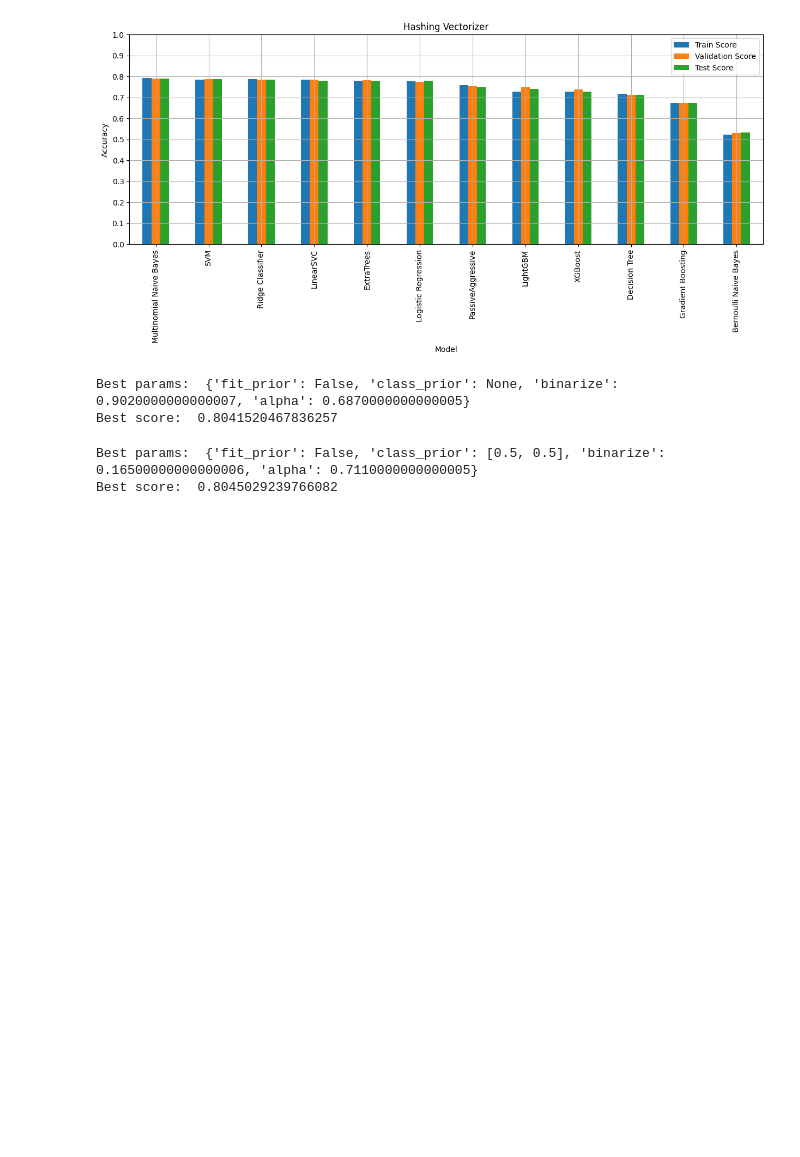
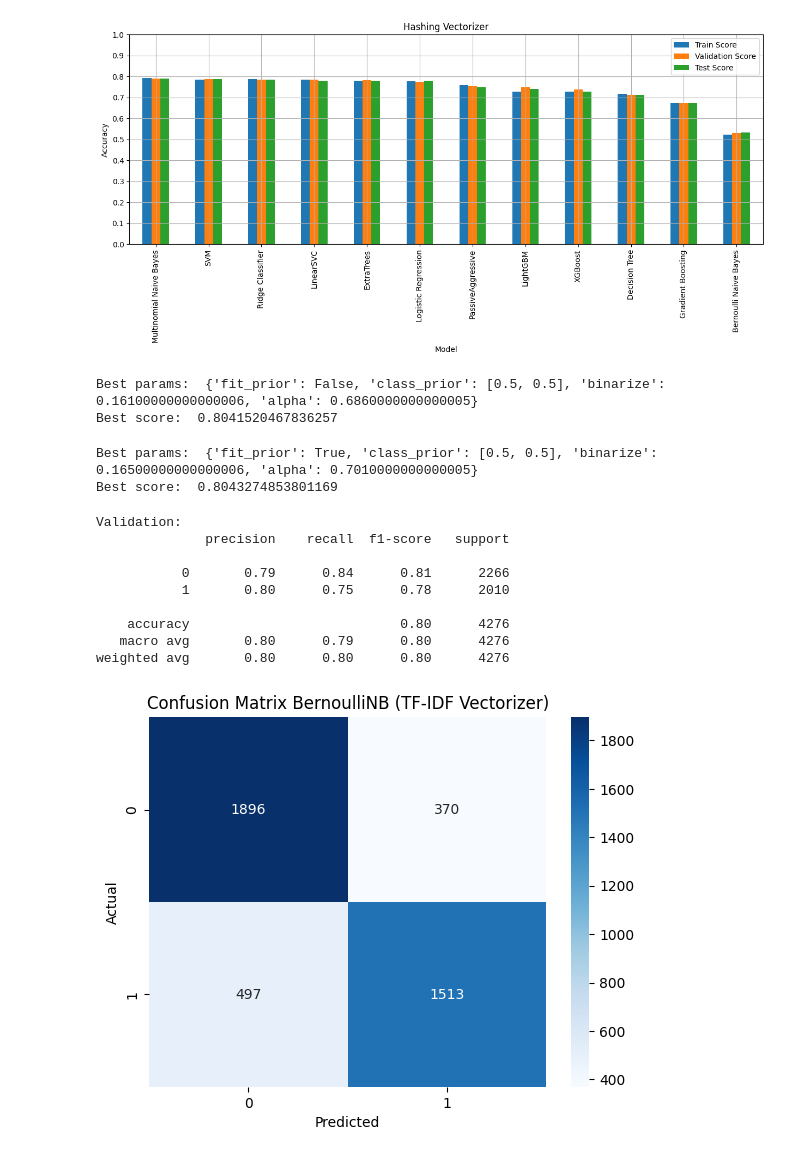
Before and after one commit to LaplaceDBen/Sarcasm_Detection, a Jupyter notebook: Sarcasm_w2v.ipynb, the cells around one changed output. Drawn from its saved outputs; the diff is of its cells as text; code cells hidden in the pictures; blank space fills up the shorter version.

```diff
--- a/Sarcasm_w2v.ipynb
+++ b/Sarcasm_w2v.ipynb
@@ -633,7 +633,7 @@ model = BernoulliNB()
 random_search = RandomizedSearchCV(
     model,
     param_distributions=param_dist,
-    n_iter=100000,
+    n_iter=250000,
     cv=5,
     scoring='accuracy',
     random_state=187,
@@ -646,7 +646,7 @@ random_search.fit(X_train_binary, y_train_ml)
 print("Best params: ", random_search.best_params_)
 print("Best score: ", random_search.best_score_)
 # %% [output]
-Best params:  {'fit_prior': False, 'class_prior': None, 'binarize': 0.9020000000000007, 'alpha': 0.6870000000000005}
+Best params:  {'fit_prior': False, 'class_prior': [0.5, 0.5], 'binarize': 0.16100000000000006, 'alpha': 0.6860000000000005}
 Best score:  0.8041520467836257
 # %%
 # Bernoulli NB with TF-IDF Vectorizer
@@ -673,7 +673,7 @@ model_2 = BernoulliNB()
 random_search = RandomizedSearchCV(
     model_2,
     param_distributions=param_dist,
-    n_iter=100000,
+    n_iter=250000,
     cv=5,
     scoring='accuracy',
     random_state=187,
@@ -686,6 +686,36 @@ random_search.fit(x_train_vec, y_train_ml)
 print("Best params: ", random_search.best_params_)
 print("Best score: ", random_search.best_score_)
 # %% [output]
-Best params:  {'fit_prior': False, 'class_prior': [0.5, 0.5], 'binarize': 0.16500000000000006, 'alpha': 0.7110000000000005}
-Best score:  0.8045029239766082
+Best params:  {'fit_prior': True, 'class_prior': [0.5, 0.5], 'binarize': 0.16500000000000006, 'alpha': 0.7010000000000005}
+Best score:  0.8043274853801169
+# %%
+# mit TF-IDF Vectorizer
+
+#model with best params
+model = BernoulliNB(fit_prior= True, class_prior= [0.5,0.5], binarize= 0.16500000000000006, alpha = 0.7010000000000005)
+model.fit(x_train_vec, y_train_ml)
+y_pred_val = model.predict(x_val_vec)
+print('Validation:')
+print(classification_report(y_val_ml, y_pred_val))
+
+
+#visual representation of confusion matrix
+
+cm = confusion_matrix(y_val_ml, y_pred_val)
+sns.heatmap(cm, annot=True, fmt='d', cmap='Blues')
+plt.xlabel('Predicted')
+plt.ylabel('Actual')
+plt.title('Confusion Matrix BernoulliNB (TF-IDF Vectorizer)')
+plt.show()
+# %% [output]
+Validation:
+              precision    recall  f1-score   support
+
+           0       0.79      0.84      0.81      2266
+           1       0.80      0.75      0.78      2010
+
+    accuracy                           0.80      4276
+   macro avg       0.80      0.79      0.80      4276
+weighted avg       0.80      0.80      0.80      4276
+[figure, added]
 # %%
```
Also changed, not shown: parts of 6 cells of this notebook.
